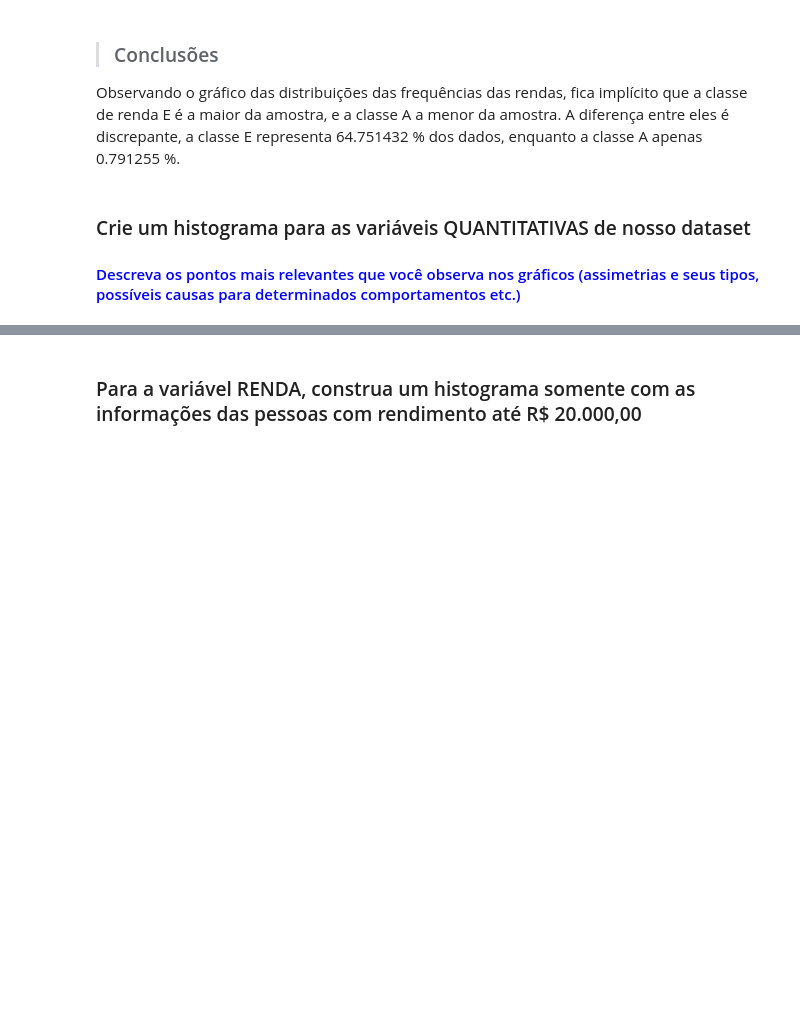
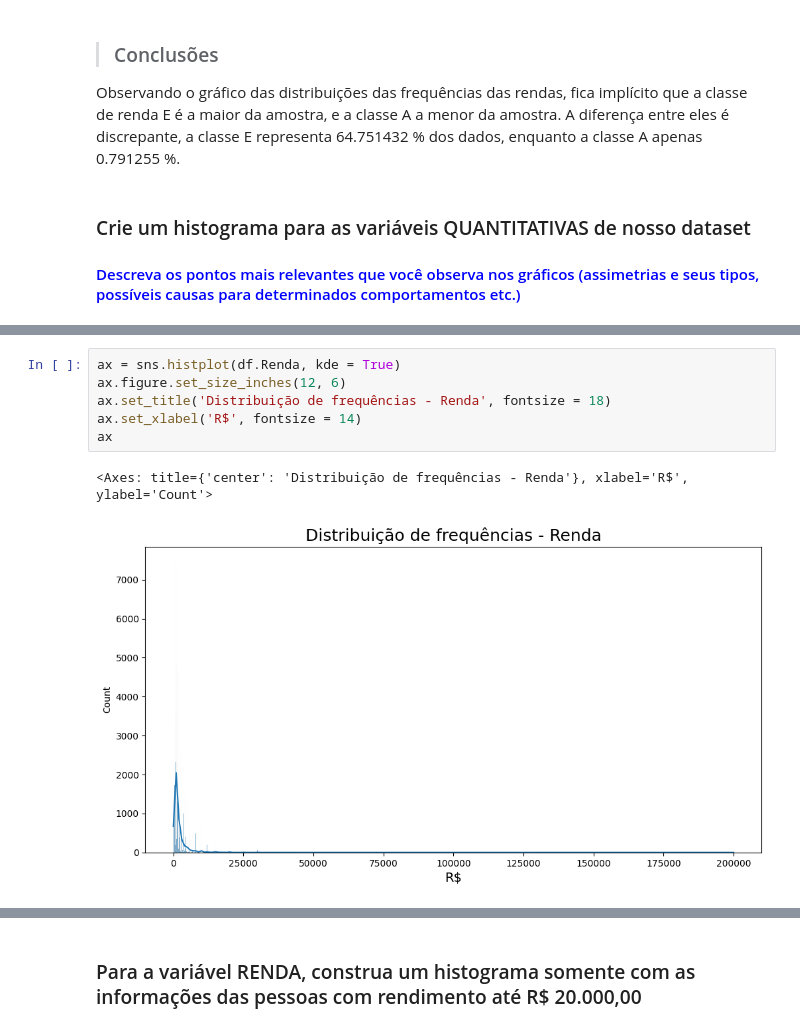
Before and after one commit to arthur-pulini/Estat-sica-com-python, a Jupyter notebook: Curso de Estatística/Aula 6 início/Curso de Estatística/parte 1/Análise_Descritiva.ipynb, the cells around one changed output, grey strips where cells are left out. Cells and saved outputs as stored; diff of their text form; blank space fills up the shorter version.

```diff
--- a/Curso de Estatística/Aula 6 início/Curso de Estatística/parte 1/Análise_Descritiva.ipynb
+++ b/Curso de Estatística/Aula 6 início/Curso de Estatística/parte 1/Análise_Descritiva.ipynb
@@ -250,0 +256,9 @@ Escreva suas conclusões aqui...
+# %%
+ax = sns.histplot(df.Renda, kde = True)
+ax.figure.set_size_inches(12, 6)
+ax.set_title('Distribuição de frequências - Renda', fontsize = 18)
+ax.set_xlabel('R$', fontsize = 14)
+ax
+# %% [output]
+<Axes: title={'center': 'Distribuição de frequências - Renda'}, xlabel='R$', ylabel='Count'>
+[figure, added]
```
Also changed, not shown: parts of 4 cells of this notebook.
